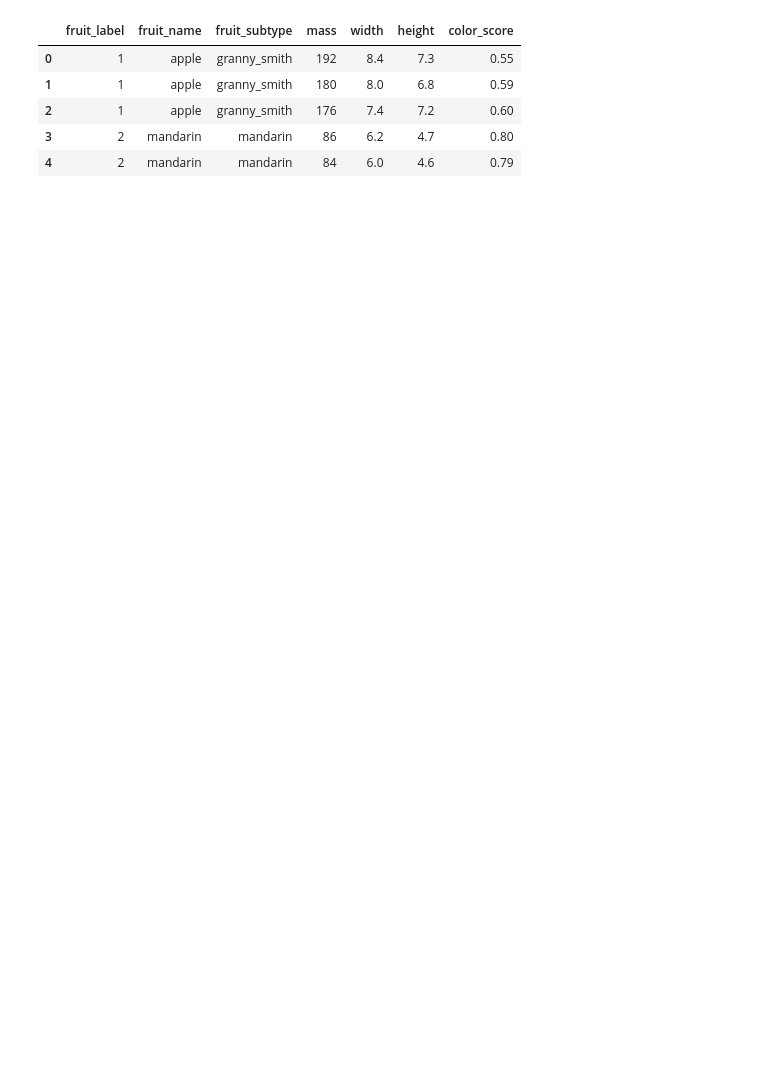
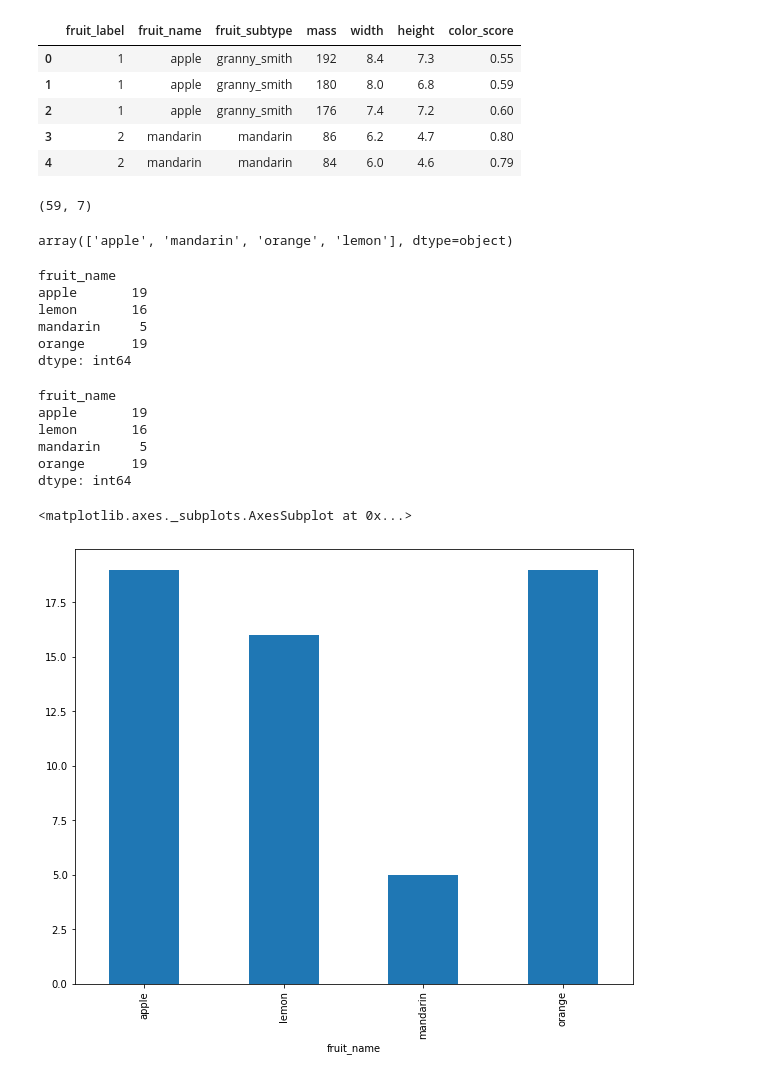
Before and after one commit to marcomilanesio/marcomilanesio.github.io, a Jupyter notebook: material/3/fruits.ipynb, the cells around one changed output. Saved outputs shown, nothing was run; the diff lists cells and outputs as text; code cells hidden in the pictures; blank space fills up the shorter version.

```diff
--- a/material/3/fruits.ipynb
+++ b/material/3/fruits.ipynb
@@ -3,7 +3,7 @@
 import pandas as pd
 import matplotlib.pyplot as plt
 
-plt.rcParams['figure.figsize'] = (15, 15)
+plt.rcParams['figure.figsize'] = (13, 13)
 fruits = pd.read_table('fruits.txt')
 fruits.head()
 # %% [output]
@@ -13,3 +13,38 @@ fruits.head()
 | 2 | 1 | apple | granny_smith | 176 | 7.4 | 7.2 | 0.60 |
 | 3 | 2 | mandarin | mandarin | 86 | 6.2 | 4.7 | 0.80 |
 | 4 | 2 | mandarin | mandarin | 84 | 6.0 | 4.6 | 0.79 |
+# %%
+# basic analysis. No weird stuff
+fruits.shape
+# %% [output]
+(59, 7)
+# %%
+fruits['fruit_name'].unique()
+# %% [output]
+array(['apple', 'mandarin', 'orange', 'lemon'], dtype=object)
+# %%
+fruits.groupby('fruit_name').size()
+# %% [output]
+fruit_name
+apple       19
+lemon       16
+mandarin     5
+orange      19
+dtype: int64
+# %%
+counts = _
+# %%
+counts
+# %% [output]
+fruit_name
+apple       19
+lemon       16
+mandarin     5
+orange      19
+dtype: int64
+# %%
+# basic analysis
+counts.plot(kind='bar')
+# %% [output]
+<matplotlib.axes._subplots.AxesSubplot at 0x...>
+[figure, added]
```
Also changed, not shown: parts of 51 cells of this notebook, 1 other file.
